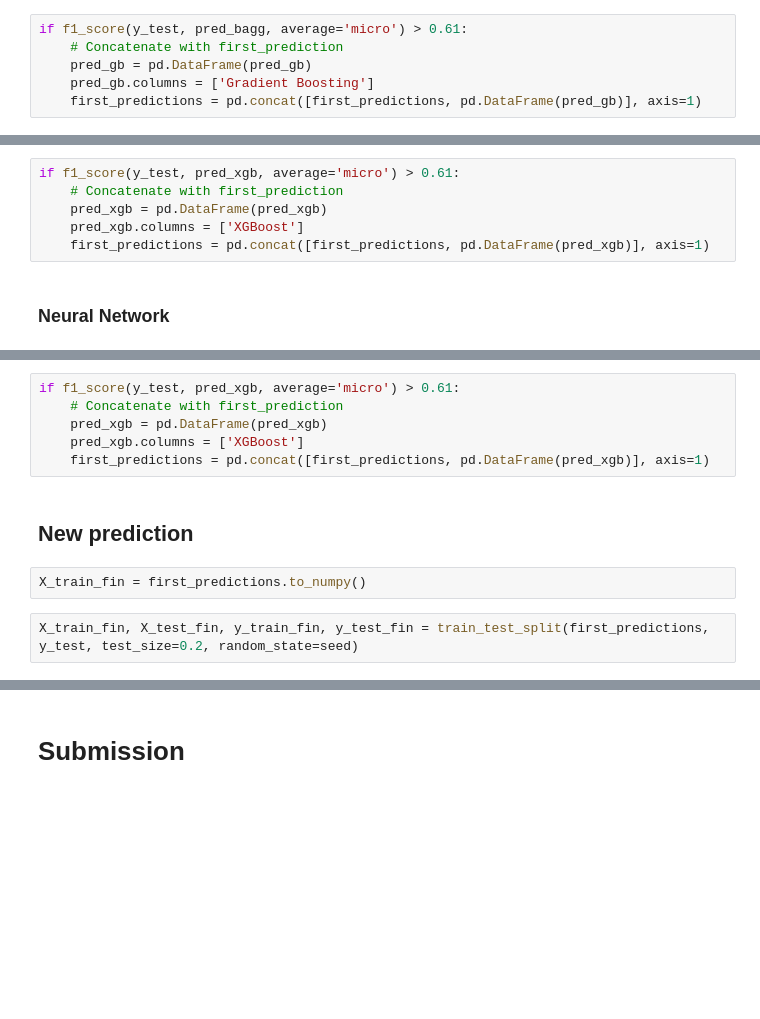
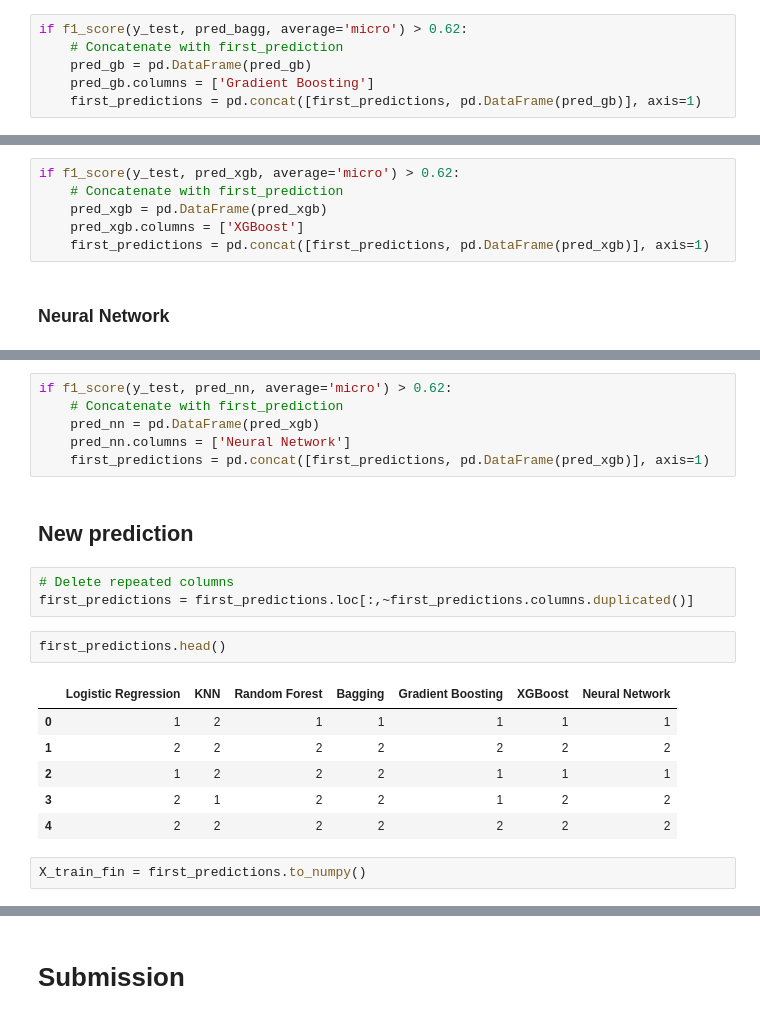
Before and after one commit to shahrohman/inf8245e_kaggle, a Jupyter notebook: ML_kaggle.ipynb, the cells around one changed output, grey strips where cells are left out. Saved outputs shown, nothing was run; the diff lists cells and outputs as text; blank space fills up the shorter version.

```diff
--- a/ML_kaggle.ipynb
+++ b/ML_kaggle.ipynb
@@ -360,5 +366,5 @@ f1_score(y_test, pred_gb, average='micro')
 # %%
-if f1_score(y_test, pred_bagg, average='micro') > 0.61:
+if f1_score(y_test, pred_bagg, average='micro') > 0.62:
     # Concatenate with first_prediction
     pred_gb = pd.DataFrame(pred_gb)
     pred_gb.columns = ['Gradient Boosting']
@@ -373,5 +381,5 @@ f1_score(y_test, pred_xgb, average='micro')
 # %%
-if f1_score(y_test, pred_xgb, average='micro') > 0.61:
+if f1_score(y_test, pred_xgb, average='micro') > 0.62:
     # Concatenate with first_prediction
     pred_xgb = pd.DataFrame(pred_xgb)
     pred_xgb.columns = ['XGBoost']
@@ -388,13 +396,23 @@ f1_score(y_test, pred_nn, average='micro')
 # %%
-if f1_score(y_test, pred_xgb, average='micro') > 0.61:
+if f1_score(y_test, pred_nn, average='micro') > 0.62:
     # Concatenate with first_prediction
-    pred_xgb = pd.DataFrame(pred_xgb)
-    pred_xgb.columns = ['XGBoost']
+    pred_nn = pd.DataFrame(pred_xgb)
+    pred_nn.columns = ['Neural Network']
     first_predictions = pd.concat([first_predictions, pd.DataFrame(pred_xgb)], axis=1)
 # %% [markdown]
 ## New prediction
+# %%
+# Delete repeated columns
+first_predictions = first_predictions.loc[:,~first_predictions.columns.duplicated()]
+# %%
+first_predictions.head()
+# %% [output]
+|  | Logistic Regression | KNN | Random Forest | Bagging | Gradient Boosting | XGBoost | Neural Network |
+| 0 | 1 | 2 | 1 | 1 | 1 | 1 | 1 |
+| 1 | 2 | 2 | 2 | 2 | 2 | 2 | 2 |
+| 2 | 1 | 2 | 2 | 2 | 1 | 1 | 1 |
+| 3 | 2 | 1 | 2 | 2 | 1 | 2 | 2 |
+| 4 | 2 | 2 | 2 | 2 | 2 | 2 | 2 |
 # %%
 X_train_fin = first_predictions.to_numpy()
-# %%
-X_train_fin, X_test_fin, y_train_fin, y_test_fin = train_test_split(first_predictions, y_test, test_size=0.2, random_state=seed)
 # %%
```
Also changed, not shown: parts of 24 cells of this notebook, 2 other files.
